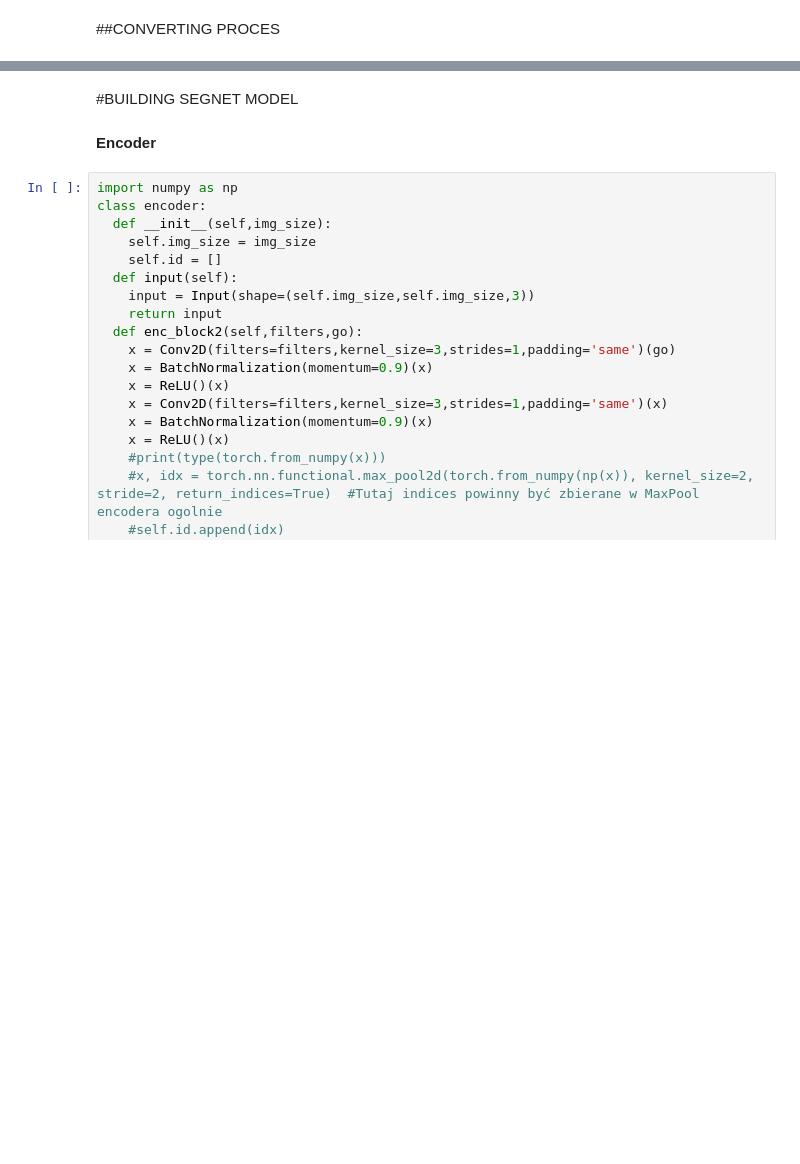
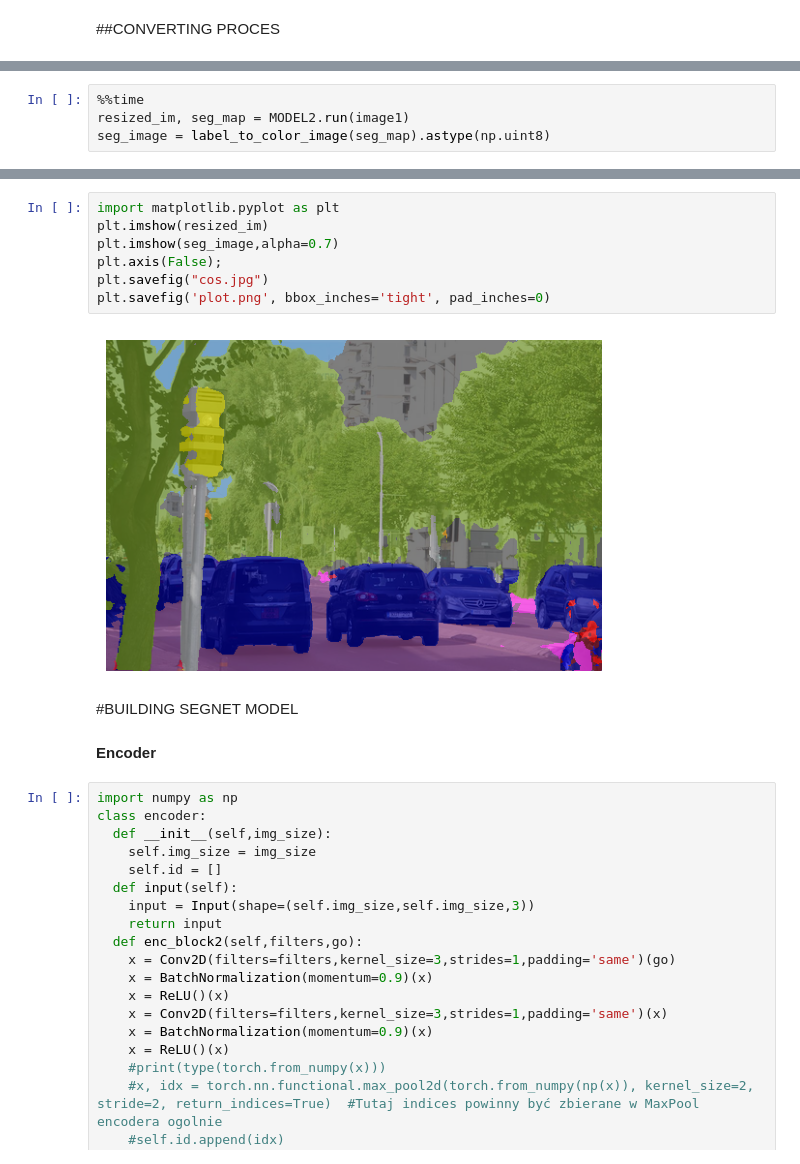
Before and after one commit to bartoszkozakiewicz/DeepLearning, a Jupyter notebook: CityScapes_Segmentation.ipynb, the cells around one changed output, grey strips where cells are left out. Cells and saved outputs as stored; diff of their text form; blank space fills up the shorter version.

```diff
--- a/CityScapes_Segmentation.ipynb
+++ b/CityScapes_Segmentation.ipynb
@@ -897,0 +1032,4 @@ vid_conv(pred_images2,"seg3.mp4")
+# %%
+%%time
+resized_im, seg_map = MODEL2.run(image1)
+seg_image = label_to_color_image(seg_map).astype(np.uint8)
@@ -898,3 +1039,12 @@ vid_conv(pred_images2,"seg3.mp4")
+# %%
+import matplotlib.pyplot as plt
+plt.imshow(resized_im)
+plt.imshow(seg_image,alpha=0.7)
+plt.axis(False);
+plt.savefig("cos.jpg")
+plt.savefig('plot.png', bbox_inches='tight', pad_inches=0)
+# %% [output]
+[figure, added]
 # %% [markdown]
 #BUILDING SEGNET MODEL
 # %% [markdown]
```
Also changed, not shown: parts of 18 cells of this notebook.
